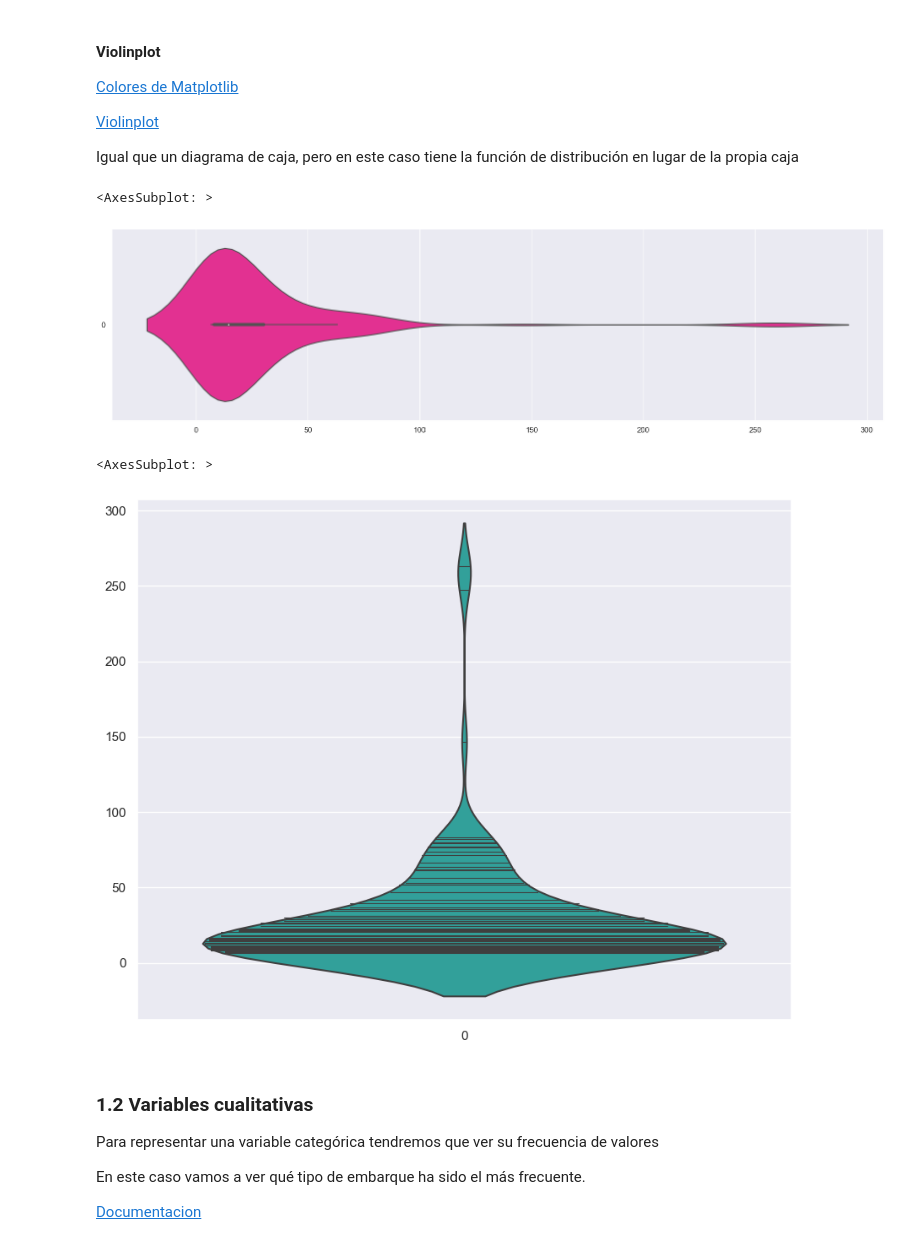
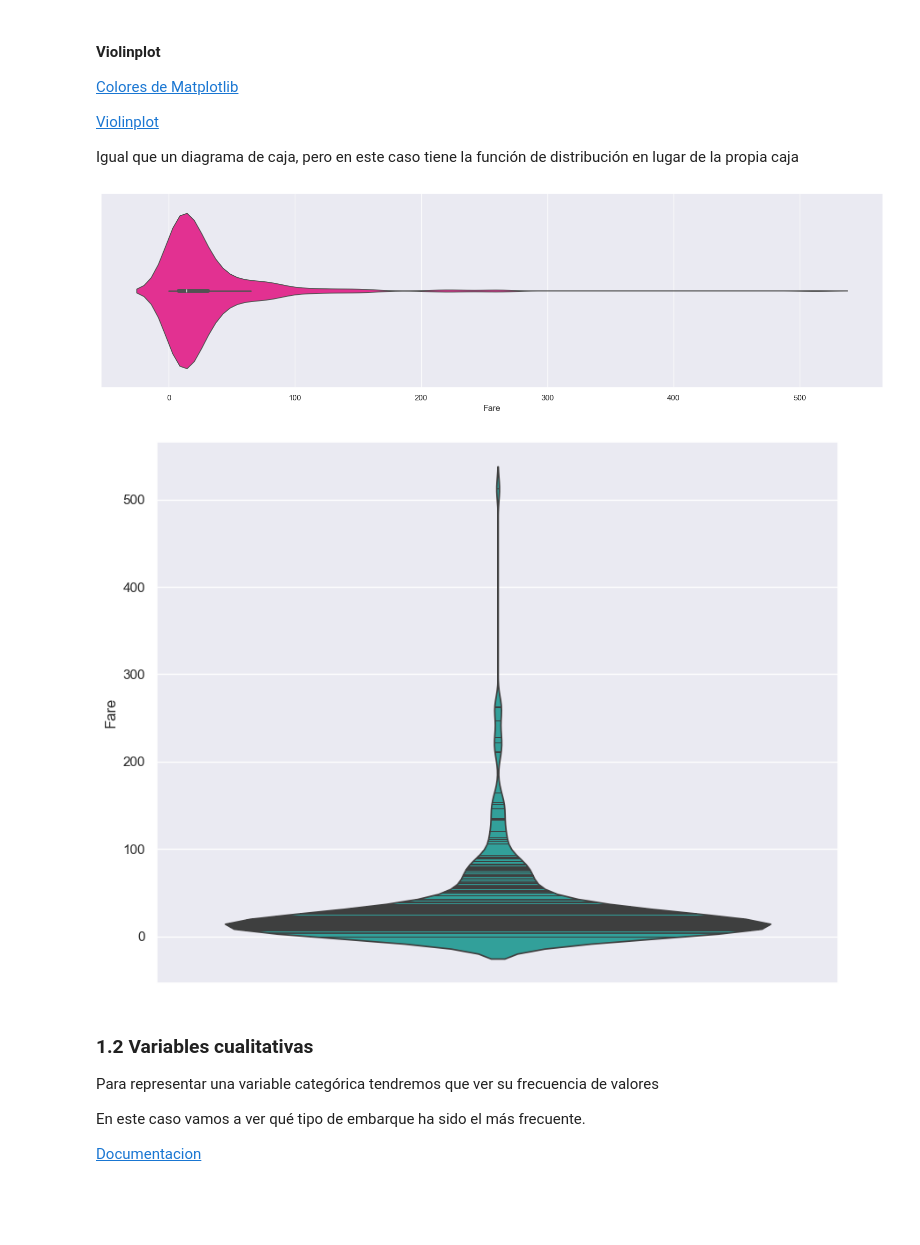
Before and after one commit to mariaortizz/DS_PT_09_2023, a Jupyter notebook: Data_Analysis/5-Visualización/Teoria/02- Seaborn.ipynb, the cells around one changed output. Cells and saved outputs as stored; diff of their text form; code cells hidden in the pictures; blank space fills up the shorter version.

```diff
--- a/Data_Analysis/5-Visualización/Teoria/02- Seaborn.ipynb
+++ b/Data_Analysis/5-Visualización/Teoria/02- Seaborn.ipynb
@@ -50,7 +50,7 @@ iris_df['target']=load_iris()['target_names'][load_iris()['target']]
 boston_df = pd.DataFrame(fetch_california_housing()['data'],columns=fetch_california_housing()['feature_names'])
 boston_df['target'] = fetch_california_housing()['target']
 
-titanic_df = pd.read_csv('data/titanic.csv',sep='\t')
+titanic_df = pd.read_csv('data/titanic.csv')
 
 market_df = pd.read_csv('data/supermarket_sales.csv')
 
@@ -172,17 +168,15 @@ sns.boxplot(titanic_df.Fare, orient='h')
 Igual que un diagrama de caja, pero en este caso tiene la función de distribución en lugar de la propia caja
 # %%
 plt.figure(figsize=(20,5))
-sns.violinplot(titanic_df.Fare, color='deeppink', orient='h')
+sns.violinplot(titanic_df['Fare'], color='deeppink', orient='h');
 # %% [output]
-<AxesSubplot: >
-[figure, old version]
+[figure, new version]
 # %%
 plt.figure(figsize=(10,8))
 sns.violinplot(titanic_df['Fare'], color = 'lightseagreen',
-              inner = 'stick')
+              inner = 'stick'); #le mete dentro del grafico un stick, a donde tenemos dato coloca una linea
 # %% [output]
-<AxesSubplot: >
-[figure, old version]
+[figure, new version]
 # %% [markdown]
 ### 1.2 Variables cualitativas
 Para representar una variable categórica tendremos que ver su frecuencia de valores
```
Also changed, not shown: parts of 40 cells of this notebook, 1 other file.
